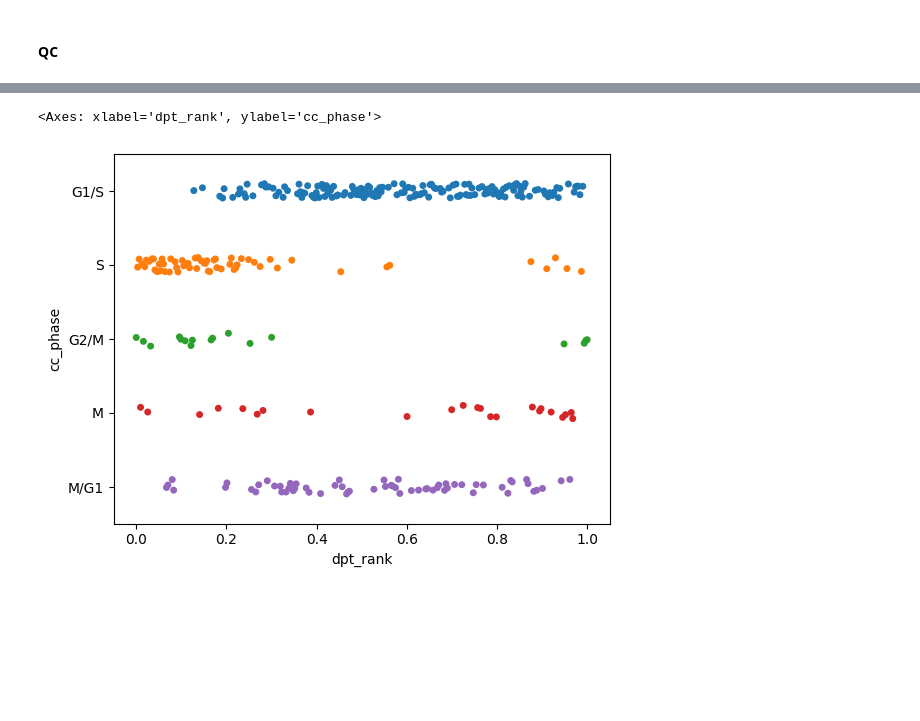
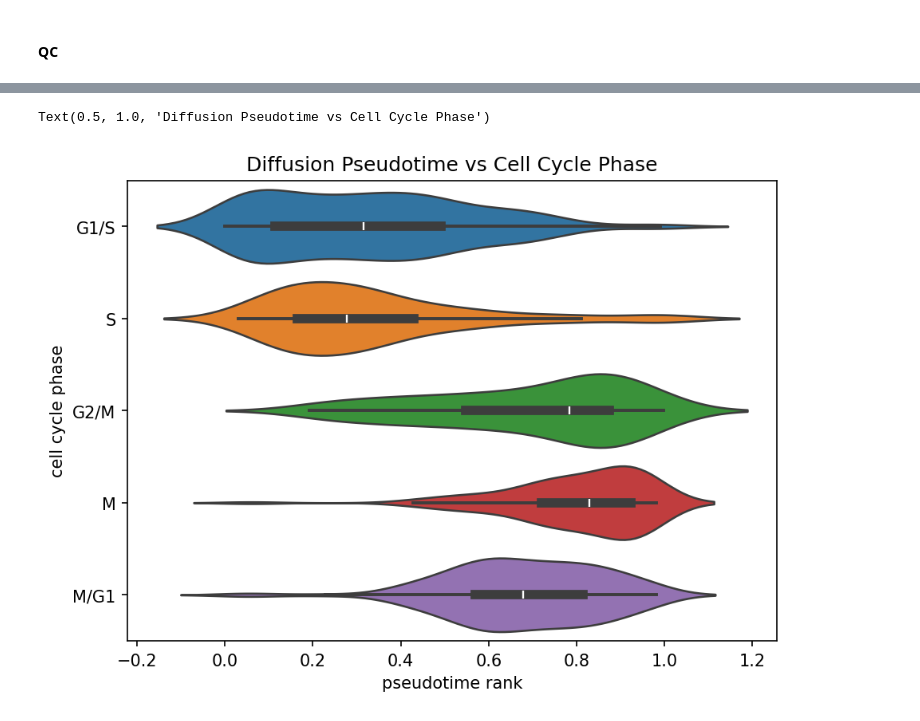
Before and after one commit to winch-jm/cell-cycle-ti, a Jupyter notebook: notebooks/DiffusionMapsDemo.ipynb, the cells around one changed output, grey strips where cells are left out. Drawn from its saved outputs; the diff is of its cells as text; code cells hidden in the pictures; blank space fills up the shorter version.

Commit message:
updated params/plots for generating circular trajectory

```diff
--- a/notebooks/DiffusionMapsDemo.ipynb
+++ b/notebooks/DiffusionMapsDemo.ipynb
@@ -317,7 +236,7 @@ N = X.shape[0]
 K = np.zeros((N,N)) # will update this to be a CSR
 
 #
-alpha = 0.5
+alpha = 1.0
 for i in range(len(indices)):
     for j in range(k):
         K[i,indices[i,j]] = np.exp(-distances[i,j]**2 /(distances[i,k-1]*distances[indices[i,j],k-1])) # adaptive kernel
@@ -422,0 +339,15 @@ dpt = diffusion_pseudotime(psis,lambdas)
+# %%
+phase0 = "G1/S"
+
+cand = adata.obs["cc_phase"] == phase0
+cand &= adata.obs["best_val"] > 1.0
+cand &= adata.obs["phase_margin"] > 0.75
+
+candidate_idx = np.where(cand)[0]
+
+# choose the one most extreme on DC1, or on the first PCA if easier
+emb, lambdas, psis = diffusion_map_from_Ktilde(K_tilde,n_components=10) # diffusion components, eigenvals, eigenvectors
+
+root = candidate_idx[np.argmin(emb[candidate_idx, 0])]
+print("root index:", root)
+dpt = diffusion_pseudotime(psis,lambdas,root=root)
@@ -425,3 +358,7 @@ adata.obs['dpt'] = dpt
 from scipy.stats import rankdata
 dpt_rank = (rankdata(dpt) - 1) / (len(dpt) - 1)
 adata.obs['dpt_rank'] = dpt_rank
+# %%
+adata.obs['cc_phase'] = pd.Categorical(adata.obs['cc_phase'],categories=['G1/S','S','G2/M','M','M/G1'],ordered=True)
+adata.obs.groupby('cc_phase')['best_val'].median()
+adata.obs['phase_margin']
@@ -427,0 +378,2 @@ adata.obs['dpt_rank'] = dpt_rank
+# %%
+adata.obs['theta'] = theta = 2 * np.pi * dpt_rank
@@ -428,10 +383,15 @@ adata.obs['dpt_rank'] = dpt_rank
 # %%
 import seaborn as sns
+import matplotlib.pyplot as plt
 
-sns.stripplot(data=adata.obs,x='dpt_rank',y='cc_phase',hue='cc_phase')
+fig,ax = plt.subplots(figsize=(7,5),dpi=150)
+sns.violinplot(data=adata.obs,x='dpt_rank',y='cc_phase',hue='cc_phase',ax=ax,palette='tab10')
+ax.set_ylabel('cell cycle phase')
+ax.set_xlabel('pseudotime rank')
+ax.set_title('Diffusion Pseudotime vs Cell Cycle Phase')
 # %% [output]
-<Axes: xlabel='dpt_rank', ylabel='cc_phase'>
+Text(0.5, 1.0, 'Diffusion Pseudotime vs Cell Cycle Phase')
-[figure, old version]
+[figure, new version]
 # %%
 for ph, genes in marker_dict.items():
     present = [g for g in genes if g in adata.var_names]
```
Also changed, not shown: parts of 18 cells of this notebook.
